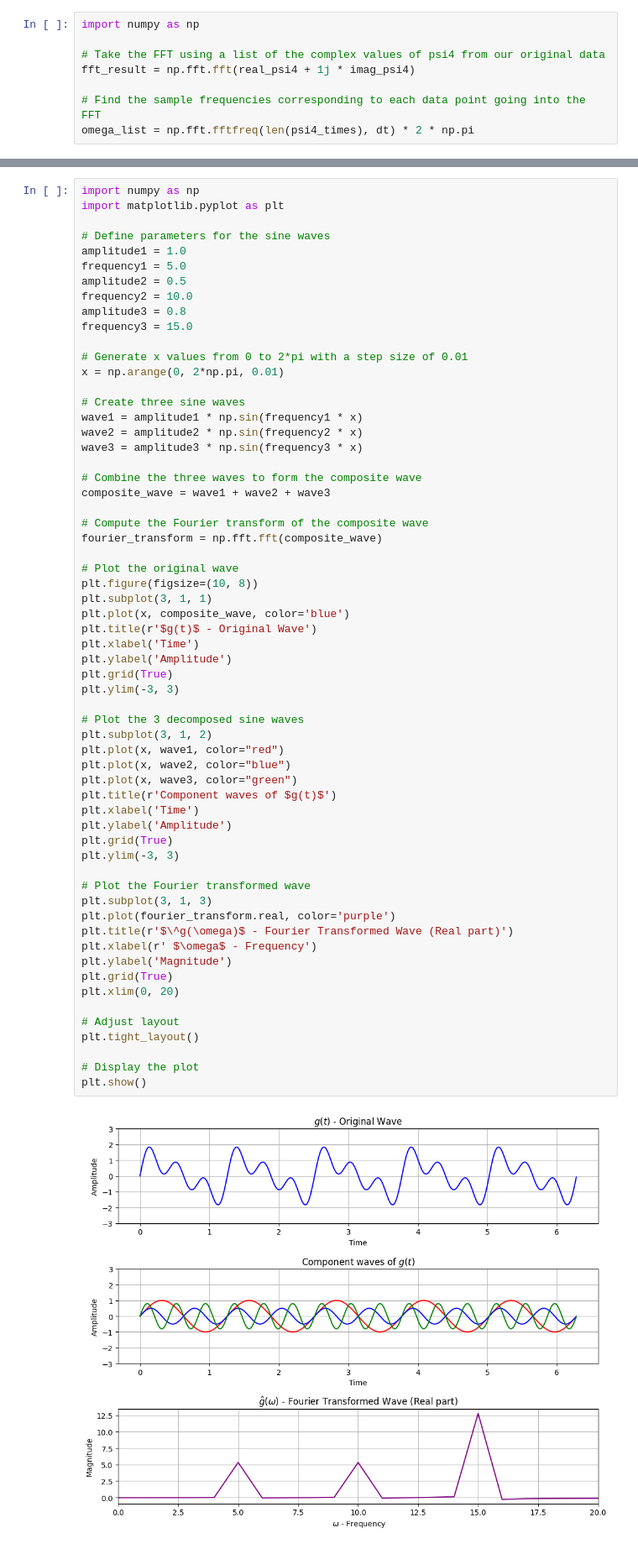
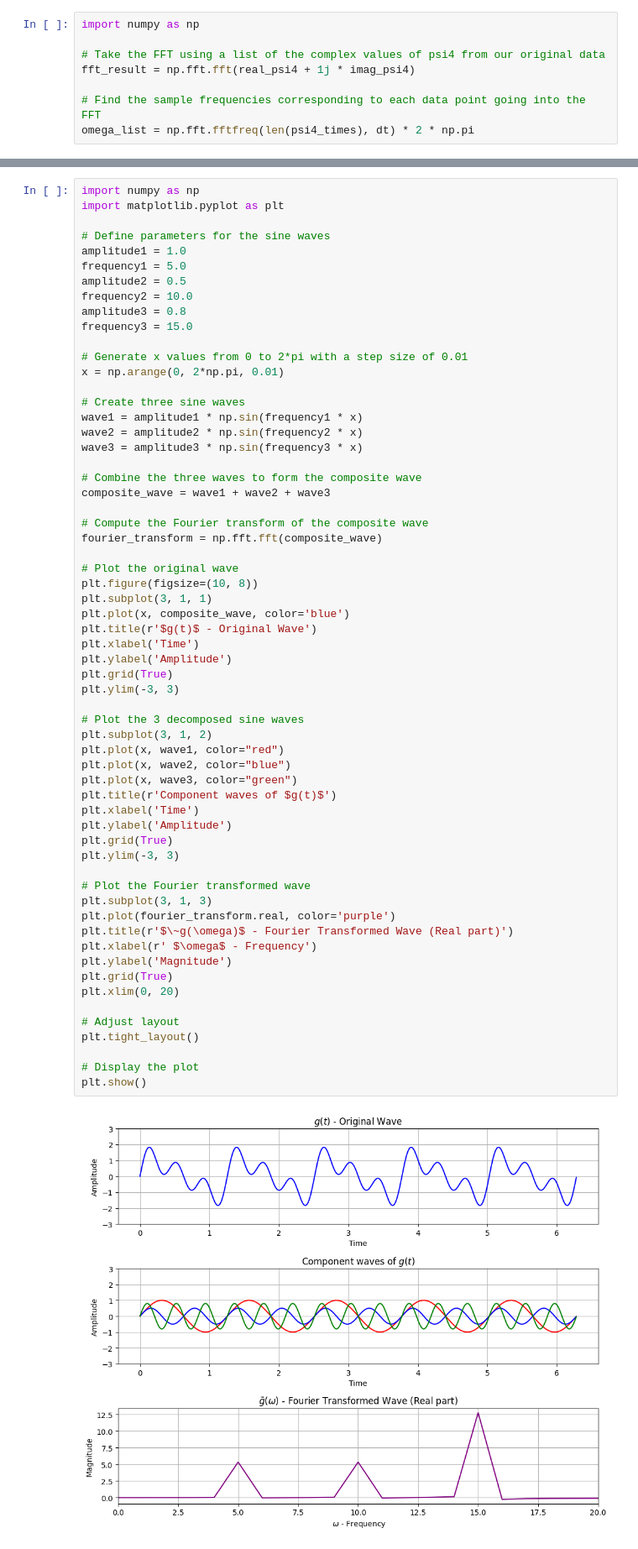
Before and after one commit to tyndalestutz/bh_vis, a Jupyter notebook: jupyter_notebooks/Tutorial-Start_to_Finish-Psi4_to_mp4.ipynb, the cells around one changed output, grey strips where cells are left out. Shown at 84% size. Cells and saved outputs as stored; diff of their text form.

```diff
--- a/jupyter_notebooks/Tutorial-Start_to_Finish-Psi4_to_mp4.ipynb
+++ b/jupyter_notebooks/Tutorial-Start_to_Finish-Psi4_to_mp4.ipynb
@@ -112,35 +112,35 @@ plt.title(r'$g(t)$ - Original Wave')
 plt.xlabel('Time')
 plt.ylabel('Amplitude')
 plt.grid(True)
 plt.ylim(-3, 3)
 
 # Plot the 3 decomposed sine waves
 plt.subplot(3, 1, 2)
 plt.plot(x, wave1, color="red")
 plt.plot(x, wave2, color="blue")
 plt.plot(x, wave3, color="green")
 plt.title(r'Component waves of $g(t)$')
 plt.xlabel('Time')
 plt.ylabel('Amplitude')
 plt.grid(True)
 plt.ylim(-3, 3)
 
 # Plot the Fourier transformed wave
 plt.subplot(3, 1, 3)
 plt.plot(fourier_transform.real, color='purple')
-plt.title(r'$\^g(\omega)$ - Fourier Transformed Wave (Real part)')
+plt.title(r'$\~g(\omega)$ - Fourier Transformed Wave (Real part)')
 plt.xlabel(r' $\omega$ - Frequency')
 plt.ylabel('Magnitude')
 plt.grid(True)
 plt.xlim(0, 20)
 
 # Adjust layout
 plt.tight_layout()
 
 # Display the plot
 plt.show()
 # %% [output]
-[figure, old version]
+[figure, new version]
 # %% [markdown]
 Matching the $\omega$ with each peak shows that the Fourier transform "picked out" the frequencies that made up the original wave! But you may have noticed that what was plotted was only the "real" part of the Fourier transform, which suggests that  this operation spits out a complex value. That observation is indeed true, and can be verified by the **mathematical expression of the Fourier transform**:
 
```
Also changed, not shown: parts of 9 cells of this notebook.
